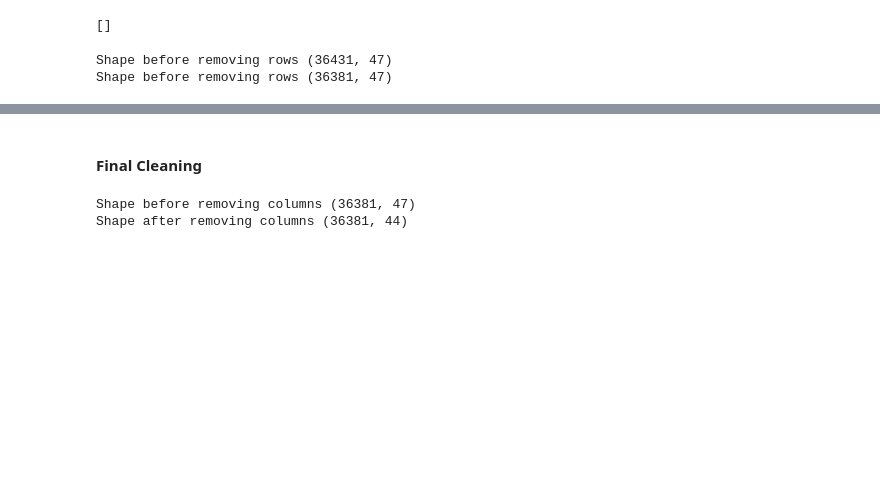
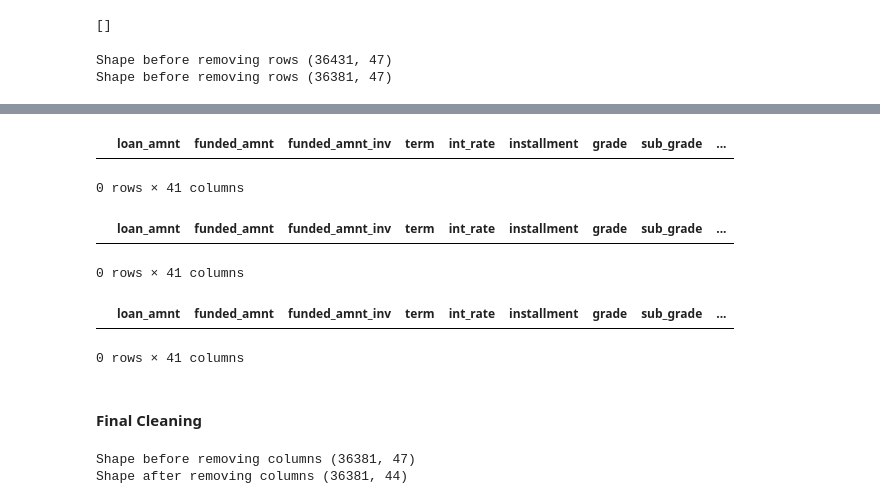
Before and after one commit to tejasvadhyani/LendingClubCaseStudy, a Jupyter notebook: Tejasva_Dhyani.ipynb, the cells around one changed output, grey strips where cells are left out. Drawn from its saved outputs; the diff is of its cells as text; code cells hidden in the pictures; blank space fills up the shorter version.

```diff
--- a/Tejasva_Dhyani.ipynb
+++ b/Tejasva_Dhyani.ipynb
@@ -536,3 +542,21 @@ Shape before removing rows (36381, 47)
+# %%
+# Valid as 0 rows as loan disbursed amount cannot be greater than loan amount(amount asked in application)
+df_loan[df_loan['loan_amnt'] < df_loan['funded_amnt']]
+# %% [output]
+|  | loan_amnt | funded_amnt | funded_amnt_inv | term | int_rate | installment | grade | sub_grade | ... |
+0 rows × 41 columns
+# %%
+# Valid as 0 rows as loan disbursed amount by investor cannot be greater than loan amount(asked in application)
+df_loan[df_loan['loan_amnt'] < df_loan['funded_amnt_inv']]
+# %% [output]
+|  | loan_amnt | funded_amnt | funded_amnt_inv | term | int_rate | installment | grade | sub_grade | ... |
+0 rows × 41 columns
+# %%
+# Valid as 0 rows as loan disbursed amount by investor cannot be greater than loan disbursed amount by bank
+df_loan[df_loan['funded_amnt'] < df_loan['funded_amnt_inv']]
+# %% [output]
+|  | loan_amnt | funded_amnt | funded_amnt_inv | term | int_rate | installment | grade | sub_grade | ... |
+0 rows × 41 columns
 # %% [markdown]
 #### Final Cleaning
 # %%
```
Also changed, not shown: parts of 4 cells of this notebook.
